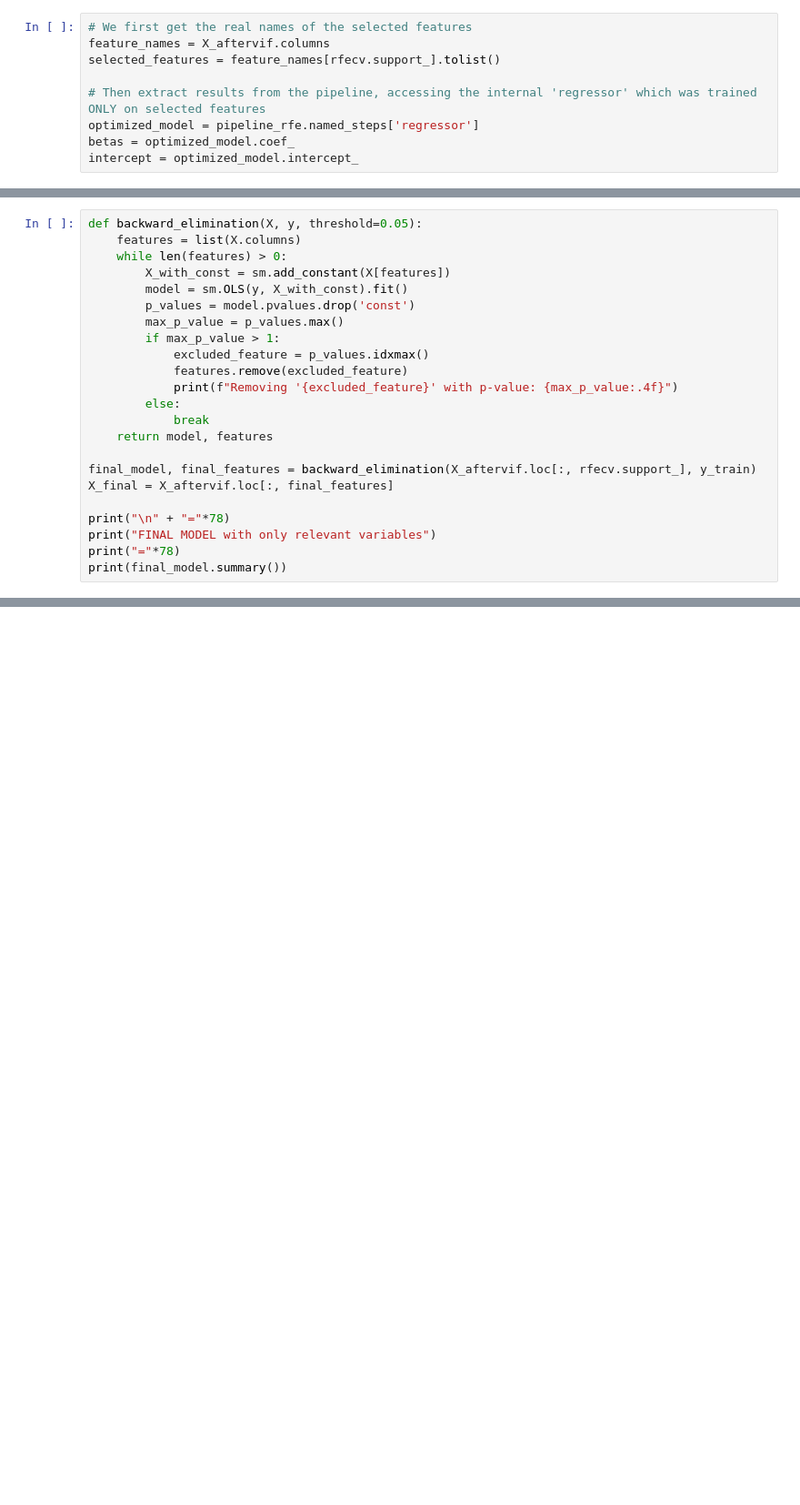
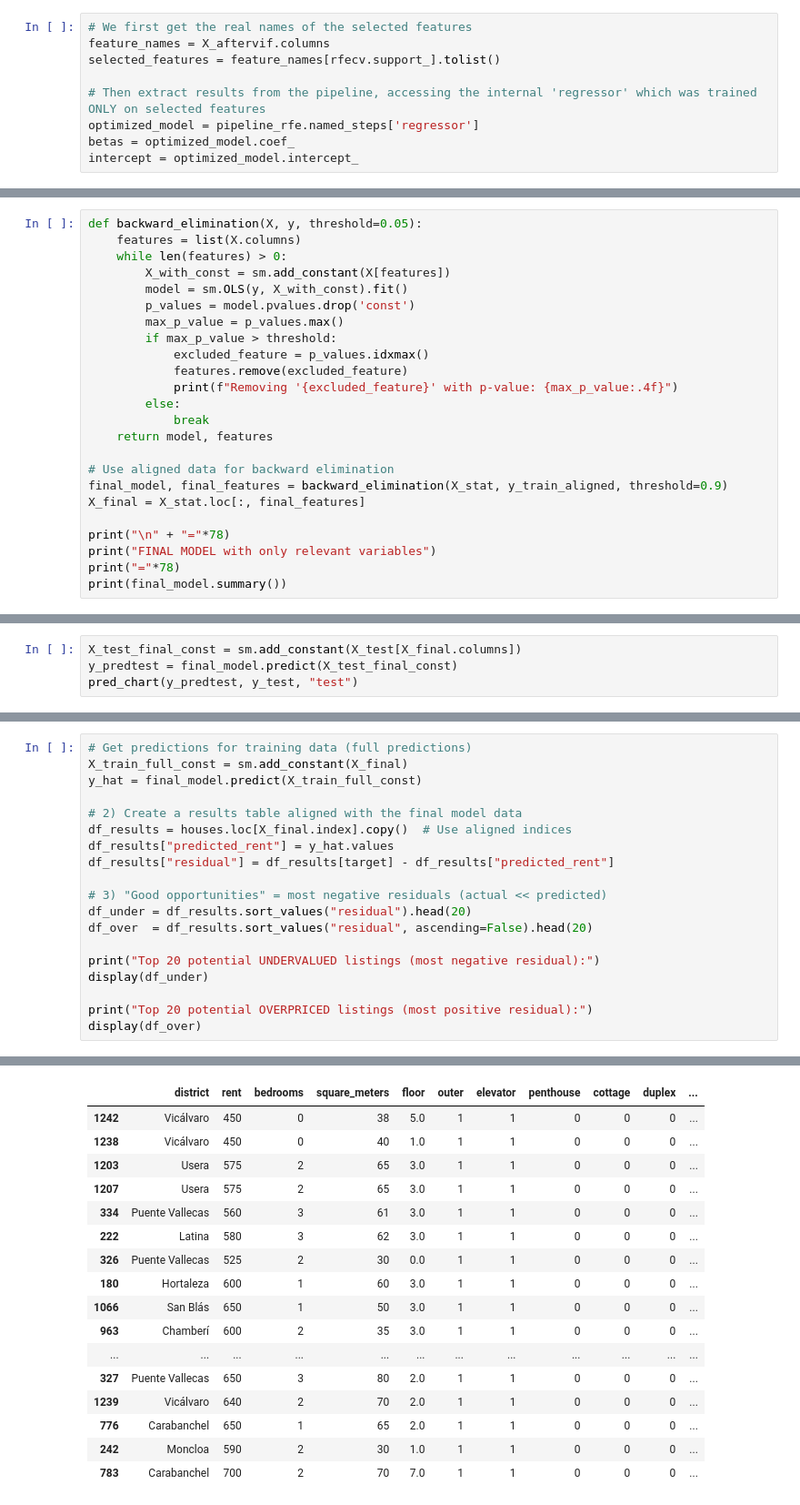
Before and after one commit to moanv2/Madrid_Rental_Properties_ML1-, a Jupyter notebook: linear_regression/Linear Regression.ipynb, the cells around one changed output, grey strips where cells are left out. Shown at 91% size. Drawn from its saved outputs; the diff is of its cells as text; blank space fills up the shorter version.

```diff
--- a/linear_regression/Linear Regression.ipynb
+++ b/linear_regression/Linear Regression.ipynb
@@ -353,7 +424,7 @@ def backward_elimination(X, y, threshold=0.05):
         model = sm.OLS(y, X_with_const).fit()
         p_values = model.pvalues.drop('const')
         max_p_value = p_values.max()
-        if max_p_value > 1:
+        if max_p_value > threshold:
             excluded_feature = p_values.idxmax()
             features.remove(excluded_feature)
             print(f"Removing '{excluded_feature}' with p-value: {max_p_value:.4f}")
@@ -361,8 +432,9 @@ def backward_elimination(X, y, threshold=0.05):
             break
     return model, features
 
-final_model, final_features = backward_elimination(X_aftervif.loc[:, rfecv.support_], y_train)
-X_final = X_aftervif.loc[:, final_features]
+# Use aligned data for backward elimination
+final_model, final_features = backward_elimination(X_stat, y_train_aligned, threshold=0.9)
+X_final = X_stat.loc[:, final_features]
 
 print("\n" + "="*78)
 print("FINAL MODEL with only relevant variables")
@@ -388,0 +620,4 @@ strong multicollinearity or other numerical problems.
+# %%
+X_test_final_const = sm.add_constant(X_test[X_final.columns])
+y_predtest = final_model.predict(X_test_final_const)
+pred_chart(y_predtest, y_test, "test")
@@ -388,0 +626,20 @@ strong multicollinearity or other numerical problems.
+# %%
+# Get predictions for training data (full predictions)
+X_train_full_const = sm.add_constant(X_final)
+y_hat = final_model.predict(X_train_full_const)
+
+# 2) Create a results table aligned with the final model data
+df_results = houses.loc[X_final.index].copy()  # Use aligned indices
+df_results["predicted_rent"] = y_hat.values
+df_results["residual"] = df_results[target] - df_results["predicted_rent"]
+
+# 3) "Good opportunities" = most negative residuals (actual << predicted)
+df_under = df_results.sort_values("residual").head(20)
+df_over  = df_results.sort_values("residual", ascending=False).head(20)
+
+print("Top 20 potential UNDERVALUED listings (most negative residual):")
+display(df_under)
+
+print("Top 20 potential OVERPRICED listings (most positive residual):")
+display(df_over)
+# %% [output]
@@ -388,0 +647,17 @@ strong multicollinearity or other numerical problems.
+|  | district | rent | bedrooms | square_meters | floor | outer | elevator | penthouse | cottage | duplex | ... |
+| 1242 | Vicálvaro | 450 | 0 | 38 | 5.0 | 1 | 1 | 0 | 0 | 0 | ... |
+| 1238 | Vicálvaro | 450 | 0 | 40 | 1.0 | 1 | 1 | 0 | 0 | 0 | ... |
+| 1203 | Usera | 575 | 2 | 65 | 3.0 | 1 | 1 | 0 | 0 | 0 | ... |
+| 1207 | Usera | 575 | 2 | 65 | 3.0 | 1 | 1 | 0 | 0 | 0 | ... |
+| 334 | Puente Vallecas | 560 | 3 | 61 | 3.0 | 1 | 1 | 0 | 0 | 0 | ... |
+| 222 | Latina | 580 | 3 | 62 | 3.0 | 1 | 1 | 0 | 0 | 0 | ... |
+| 326 | Puente Vallecas | 525 | 2 | 30 | 0.0 | 1 | 1 | 0 | 0 | 0 | ... |
+| 180 | Hortaleza | 600 | 1 | 60 | 3.0 | 1 | 1 | 0 | 0 | 0 | ... |
+| 1066 | San Blás | 650 | 1 | 50 | 3.0 | 1 | 1 | 0 | 0 | 0 | ... |
+| 963 | Chamberí | 600 | 2 | 35 | 3.0 | 1 | 1 | 0 | 0 | 0 | ... |
+| ... | ... | ... | ... | ... | ... | ... | ... | ... | ... | ... | ... |
+| 327 | Puente Vallecas | 650 | 3 | 80 | 2.0 | 1 | 1 | 0 | 0 | 0 | ... |
+| 1239 | Vicálvaro | 640 | 2 | 70 | 2.0 | 1 | 1 | 0 | 0 | 0 | ... |
+| 776 | Carabanchel | 650 | 1 | 65 | 2.0 | 1 | 1 | 0 | 0 | 0 | ... |
+| 242 | Moncloa | 590 | 2 | 30 | 1.0 | 1 | 1 | 0 | 0 | 0 | ... |
+| 783 | Carabanchel | 700 | 2 | 70 | 7.0 | 1 | 1 | 0 | 0 | 0 | ... |
```
Also changed, not shown: parts of 22 cells of this notebook.
